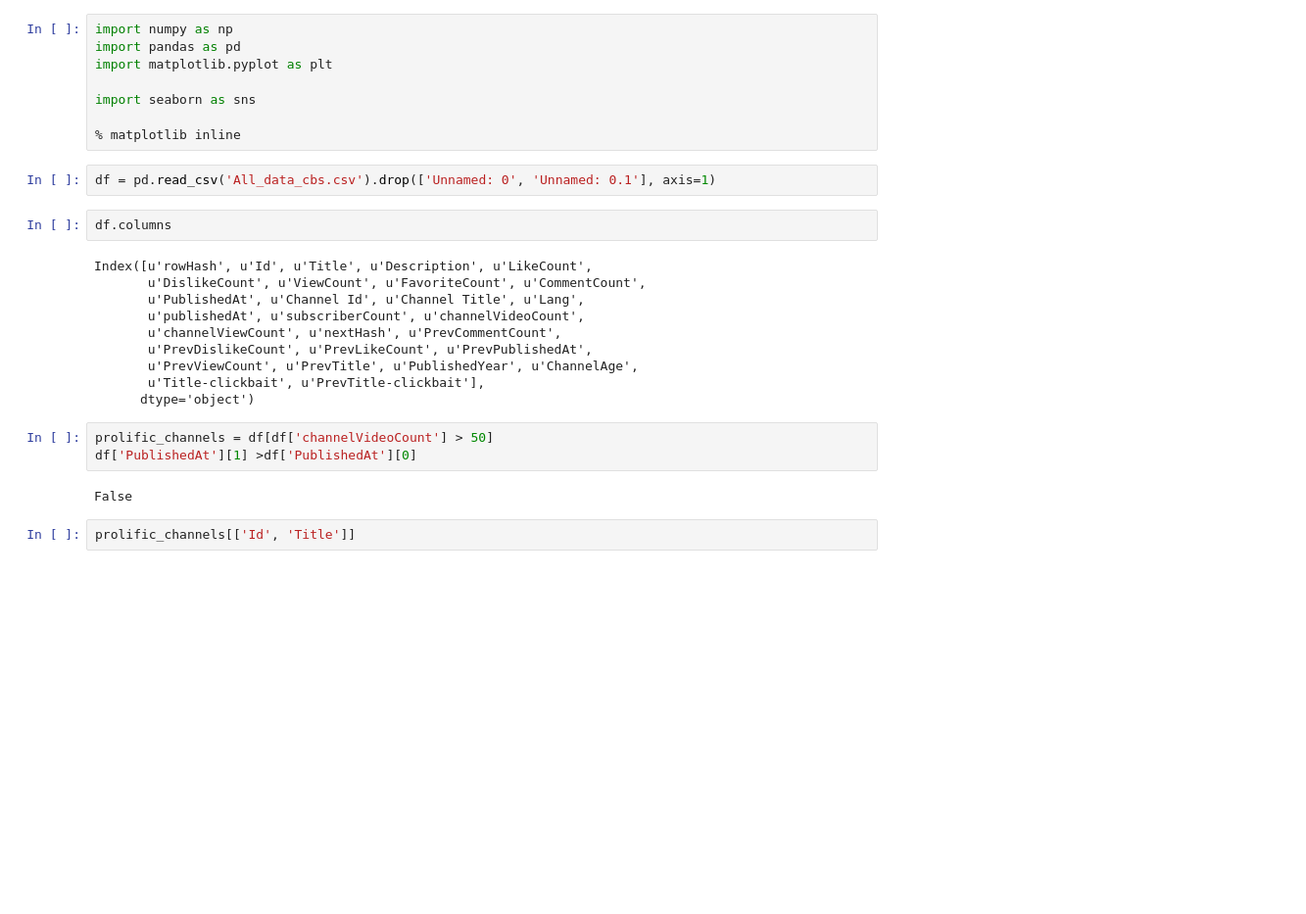
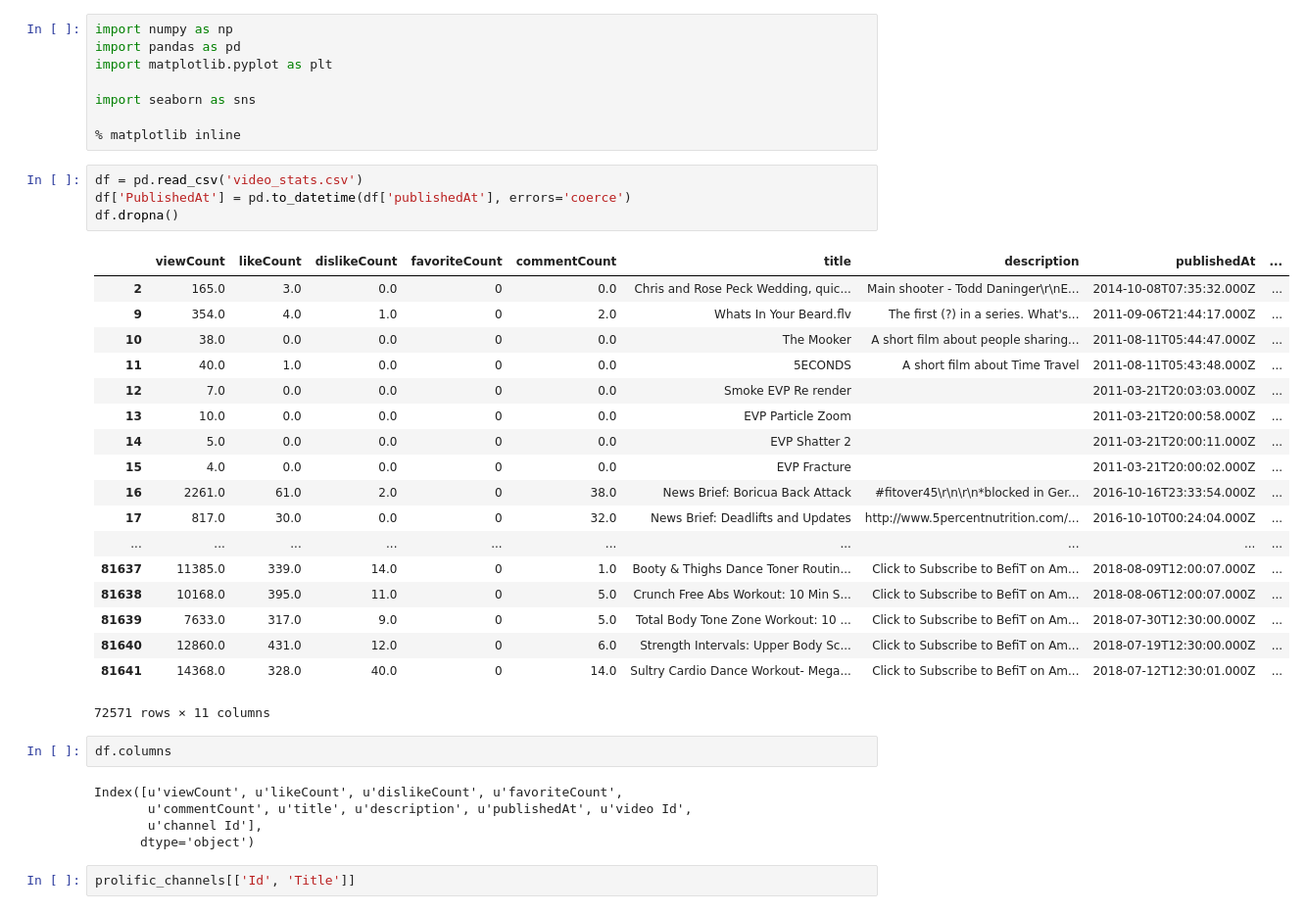
Before and after one commit to jfbraatz/YouTube-Views-Predictor, a Jupyter notebook: progress/Data Exploration.ipynb, the cells around one changed output. Shown: that part at 98% size. Cells and saved outputs as stored; diff of their text form; blank space fills up the shorter version.

```diff
--- a/progress/Data Exploration.ipynb
+++ b/progress/Data Exploration.ipynb
@@ -6,25 +6,36 @@ import matplotlib.pyplot as plt
 import seaborn as sns
 
 % matplotlib inline
-# %%
-df = pd.read_csv('All_data_cbs.csv').drop(['Unnamed: 0', 'Unnamed: 0.1'], axis=1)
+# %%
+df = pd.read_csv('video_stats.csv')
+df['PublishedAt'] = pd.to_datetime(df['publishedAt'], errors='coerce')
+df.dropna()
+# %% [output]
+|  | viewCount | likeCount | dislikeCount | favoriteCount | commentCount | title | description | publishedAt | ... |
+| 2 | 165.0 | 3.0 | 0.0 | 0 | 0.0 | Chris and Rose Peck Wedding, quic... | Main shooter - Todd Daninger\r\nE... | 2014-10-08T07:35:32.000Z | ... |
+| 9 | 354.0 | 4.0 | 1.0 | 0 | 2.0 | Whats In Your Beard.flv | The first (?) in a series. What's... | 2011-09-06T21:44:17.000Z | ... |
+| 10 | 38.0 | 0.0 | 0.0 | 0 | 0.0 | The Mooker | A short film about people sharing... | 2011-08-11T05:44:47.000Z | ... |
+| 11 | 40.0 | 1.0 | 0.0 | 0 | 0.0 | 5ECONDS | A short film about Time Travel | 2011-08-11T05:43:48.000Z | ... |
+| 12 | 7.0 | 0.0 | 0.0 | 0 | 0.0 | Smoke EVP Re render |  | 2011-03-21T20:03:03.000Z | ... |
+| 13 | 10.0 | 0.0 | 0.0 | 0 | 0.0 | EVP Particle Zoom |  | 2011-03-21T20:00:58.000Z | ... |
+| 14 | 5.0 | 0.0 | 0.0 | 0 | 0.0 | EVP Shatter 2 |  | 2011-03-21T20:00:11.000Z | ... |
+| 15 | 4.0 | 0.0 | 0.0 | 0 | 0.0 | EVP Fracture |  | 2011-03-21T20:00:02.000Z | ... |
+| 16 | 2261.0 | 61.0 | 2.0 | 0 | 38.0 | News Brief: Boricua Back Attack | #fitover45\r\n\r\n*blocked in Ger... | 2016-10-16T23:33:54.000Z | ... |
+| 17 | 817.0 | 30.0 | 0.0 | 0 | 32.0 | News Brief: Deadlifts and Updates | http://www.5percentnutrition.com/... | 2016-10-10T00:24:04.000Z | ... |
+| ... | ... | ... | ... | ... | ... | ... | ... | ... | ... |
+| 81637 | 11385.0 | 339.0 | 14.0 | 0 | 1.0 | Booty & Thighs Dance Toner Routin... | Click to Subscribe to BefiT on Am... | 2018-08-09T12:00:07.000Z | ... |
+| 81638 | 10168.0 | 395.0 | 11.0 | 0 | 5.0 | Crunch Free Abs Workout: 10 Min S... | Click to Subscribe to BefiT on Am... | 2018-08-06T12:00:07.000Z | ... |
+| 81639 | 7633.0 | 317.0 | 9.0 | 0 | 5.0 | Total Body Tone Zone Workout: 10 ... | Click to Subscribe to BefiT on Am... | 2018-07-30T12:30:00.000Z | ... |
+| 81640 | 12860.0 | 431.0 | 12.0 | 0 | 6.0 | Strength Intervals: Upper Body Sc... | Click to Subscribe to BefiT on Am... | 2018-07-19T12:30:00.000Z | ... |
+| 81641 | 14368.0 | 328.0 | 40.0 | 0 | 14.0 | Sultry Cardio Dance Workout- Mega... | Click to Subscribe to BefiT on Am... | 2018-07-12T12:30:01.000Z | ... |
+72571 rows × 11 columns
 # %%
 df.columns
 # %% [output]
-Index([u'rowHash', u'Id', u'Title', u'Description', u'LikeCount',
-       u'DislikeCount', u'ViewCount', u'FavoriteCount', u'CommentCount',
-       u'PublishedAt', u'Channel Id', u'Channel Title', u'Lang',
-       u'publishedAt', u'subscriberCount', u'channelVideoCount',
-       u'channelViewCount', u'nextHash', u'PrevCommentCount',
-       u'PrevDislikeCount', u'PrevLikeCount', u'PrevPublishedAt',
-       u'PrevViewCount', u'PrevTitle', u'PublishedYear', u'ChannelAge',
-       u'Title-clickbait', u'PrevTitle-clickbait'],
+Index([u'viewCount', u'likeCount', u'dislikeCount', u'favoriteCount',
+       u'commentCount', u'title', u'description', u'publishedAt', u'video Id',
+       u'channel Id'],
       dtype='object')
-# %%
-prolific_channels = df[df['channelVideoCount'] > 50]
-df['PublishedAt'][1] >df['PublishedAt'][0]
-# %% [output]
-False
 # %%
 prolific_channels[['Id', 'Title']]
 # %% [output]
```
Also changed, not shown: parts of 14 cells of this notebook, 1 other file.
